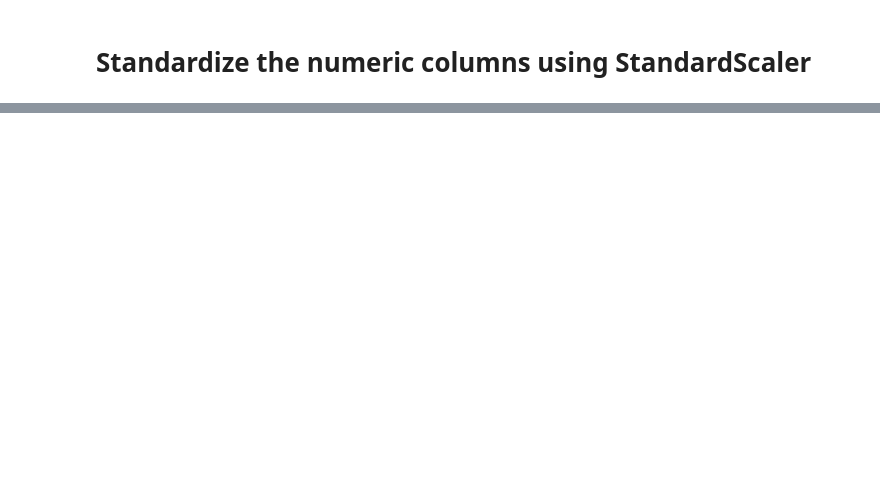
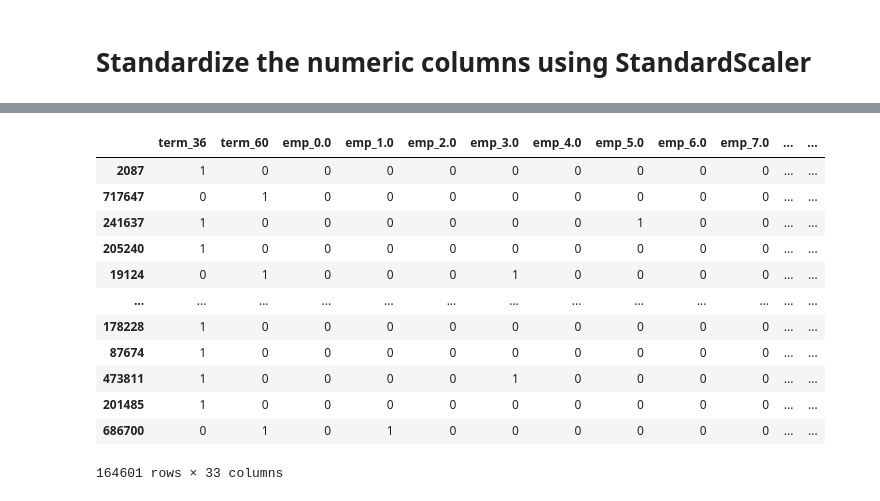
Before and after one commit to meskeremg/MeskiSBWork, a Jupyter notebook: Capstone2_Preprocessing and Training Data Development-Meskerem Goshime.ipynb, the cells around one changed output, grey strips where cells are left out. Saved outputs shown, nothing was run; the diff lists cells and outputs as text; code cells hidden in the pictures; blank space fills up the shorter version.

```diff
--- a/Capstone2_Preprocessing and Training Data Development-Meskerem Goshime.ipynb
+++ b/Capstone2_Preprocessing and Training Data Development-Meskerem Goshime.ipynb
@@ -230,12 +235,23 @@ X_train.head()
 # %%
 # Standardizing the test data
 
 standardized_cols_test = scaler.transform(X_test[to_standardize])
 standardized_cols_test = pd.DataFrame(standardized_cols_test)
 standardized_cols_test.columns = to_standardize
 
-# Combining the standardized columns and the categorical columns that don't need standardization.
-
-X_test.reset_index(drop=True, inplace=True)
-standardized_cols_test.reset_index(drop=True, inplace=True)
-X_test = pd.concat([standardized_cols_test, X_test], axis=1)
+X_test = X_test[not_to_standardize]
+X_test
+# %% [output]
+|  | term_36 | term_60 | emp_0.0 | emp_1.0 | emp_2.0 | emp_3.0 | emp_4.0 | emp_5.0 | emp_6.0 | emp_7.0 | ... | ... |
+| 2087 | 1 | 0 | 0 | 0 | 0 | 0 | 0 | 0 | 0 | 0 | ... | ... |
+| 717647 | 0 | 1 | 0 | 0 | 0 | 0 | 0 | 0 | 0 | 0 | ... | ... |
+| 241637 | 1 | 0 | 0 | 0 | 0 | 0 | 0 | 1 | 0 | 0 | ... | ... |
+| 205240 | 1 | 0 | 0 | 0 | 0 | 0 | 0 | 0 | 0 | 0 | ... | ... |
+| 19124 | 0 | 1 | 0 | 0 | 0 | 1 | 0 | 0 | 0 | 0 | ... | ... |
+| ... | ... | ... | ... | ... | ... | ... | ... | ... | ... | ... | ... | ... |
+| 178228 | 1 | 0 | 0 | 0 | 0 | 0 | 0 | 0 | 0 | 0 | ... | ... |
+| 87674 | 1 | 0 | 0 | 0 | 0 | 0 | 0 | 0 | 0 | 0 | ... | ... |
+| 473811 | 1 | 0 | 0 | 0 | 0 | 1 | 0 | 0 | 0 | 0 | ... | ... |
+| 201485 | 1 | 0 | 0 | 0 | 0 | 0 | 0 | 0 | 0 | 0 | ... | ... |
+| 686700 | 0 | 1 | 0 | 1 | 0 | 0 | 0 | 0 | 0 | 0 | ... | ... |
+164601 rows × 33 columns
```
Also changed, not shown: parts of 21 cells of this notebook.
